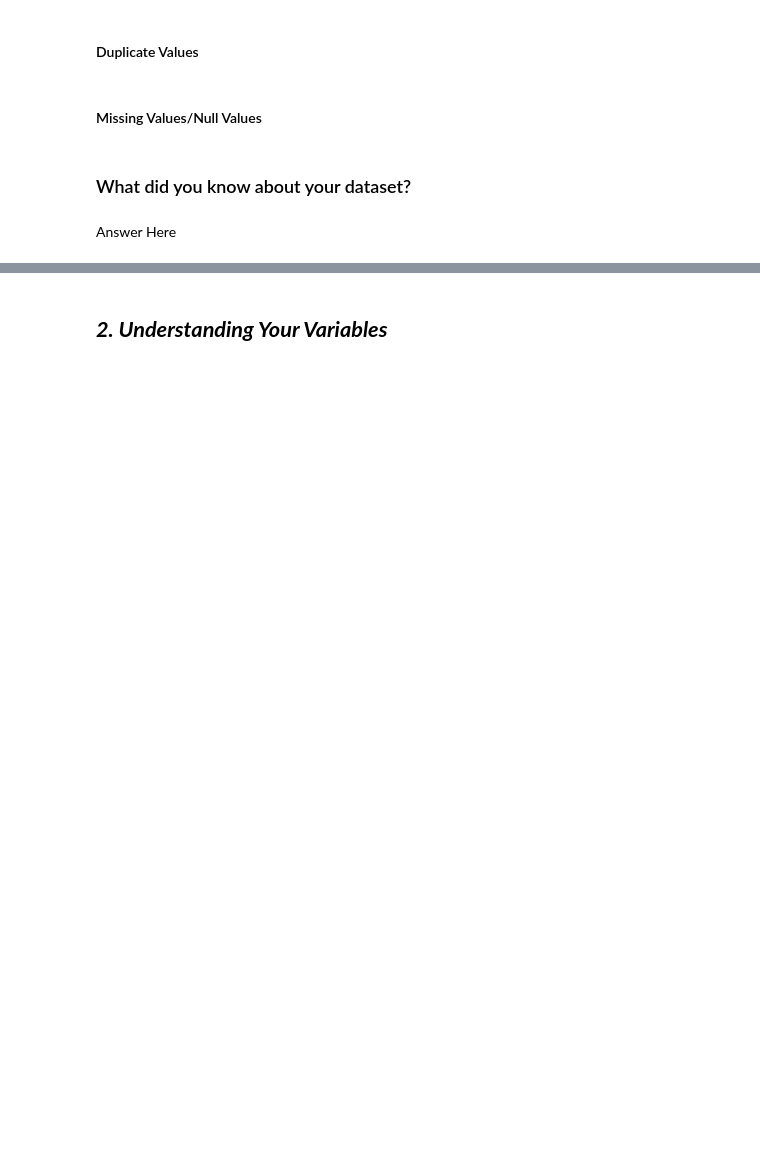
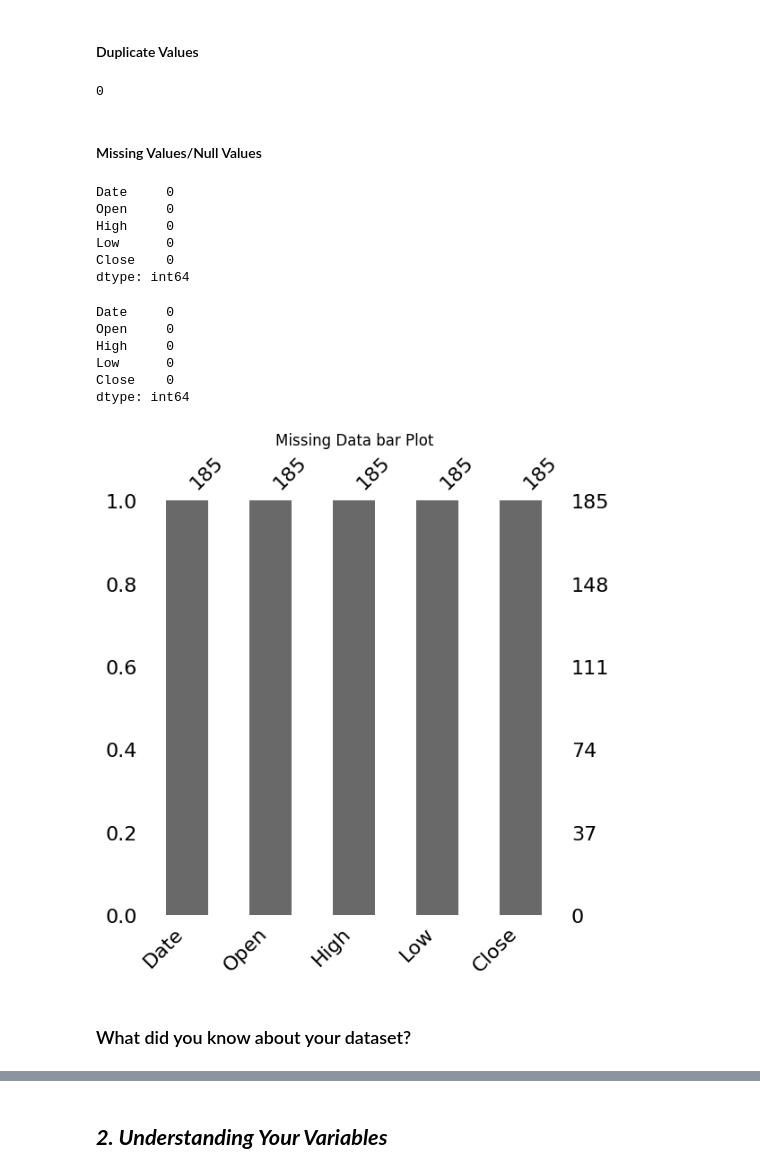
Before and after one commit to piyushbg/Yes-Bank-Stock-Closing-Price-Prediction, a Jupyter notebook: Yes_Bank_Stock_Closing_Price_Prediction.ipynb, the cells around one changed output, grey strips where cells are left out. Saved outputs shown, nothing was run; the diff lists cells and outputs as text; code cells hidden in the pictures; blank space fills up the shorter version.

Commit message:
Done with project understanding and data wrangling

```diff
--- a/Yes_Bank_Stock_Closing_Price_Prediction.ipynb
+++ b/Yes_Bank_Stock_Closing_Price_Prediction.ipynb
@@ -84,3 +156,5 @@ M - Multivariate Analysis
+# %%
+dataset = pd.read_csv('/content/drive/MyDrive/Colab Notebooks/Yes Bank Stock Closing Price Prediction/data_YesBank_StockPrices.csv')
 # %% [markdown]
 ### Dataset First View
 # %%
@@ -97,13 +225,43 @@ M - Multivariate Analysis
 #### Duplicate Values
 # %%
 # Dataset Duplicate Value Count
+len(dataset[dataset.duplicated()])
+# %% [output]
+0
 # %% [markdown]
 #### Missing Values/Null Values
 # %%
 # Missing Values/Null Values Count
+dataset.isnull().sum()
+# %% [output]
+Date     0
+Open     0
+High     0
+Low      0
+Close    0
+dtype: int64
+# %%
+dataset.isna().sum()
+# %% [output]
+Date     0
+Open     0
+High     0
+Low      0
+Close    0
+dtype: int64
 # %%
 # Visualizing the missing values
+# %%
+# Visualizing the missing values
+import missingno as msno
+
+
+msno.bar(dataset,figsize=(6,6))
+
+
+plt.title('Missing Data bar Plot')
+plt.show()
+# %% [output]
+[figure, added]
 # %% [markdown]
 ### What did you know about your dataset?
-# %% [markdown]
-Answer Here
```
Also changed, not shown: parts of 37 cells of this notebook.
